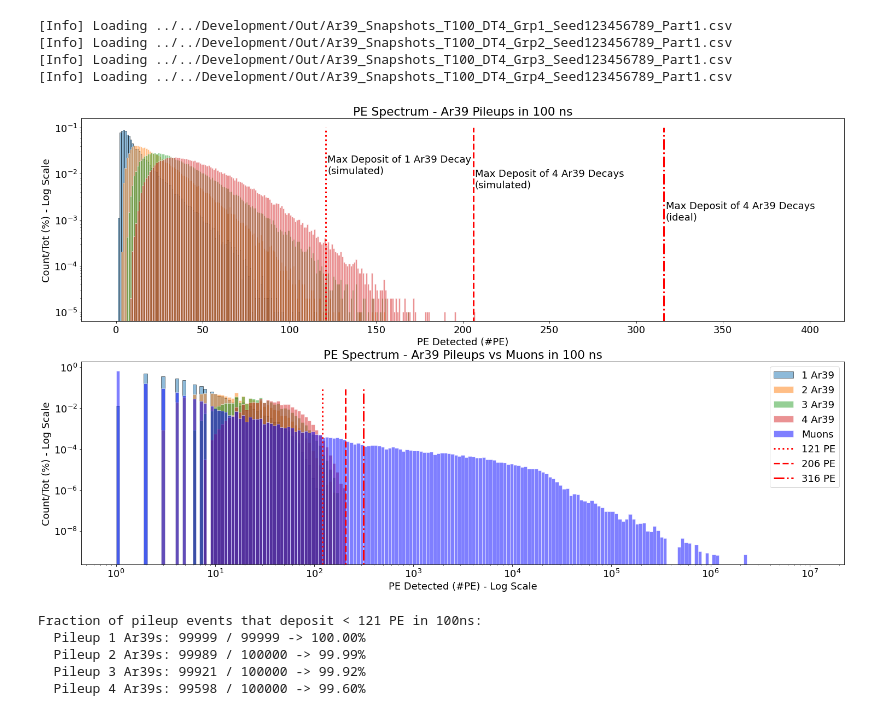
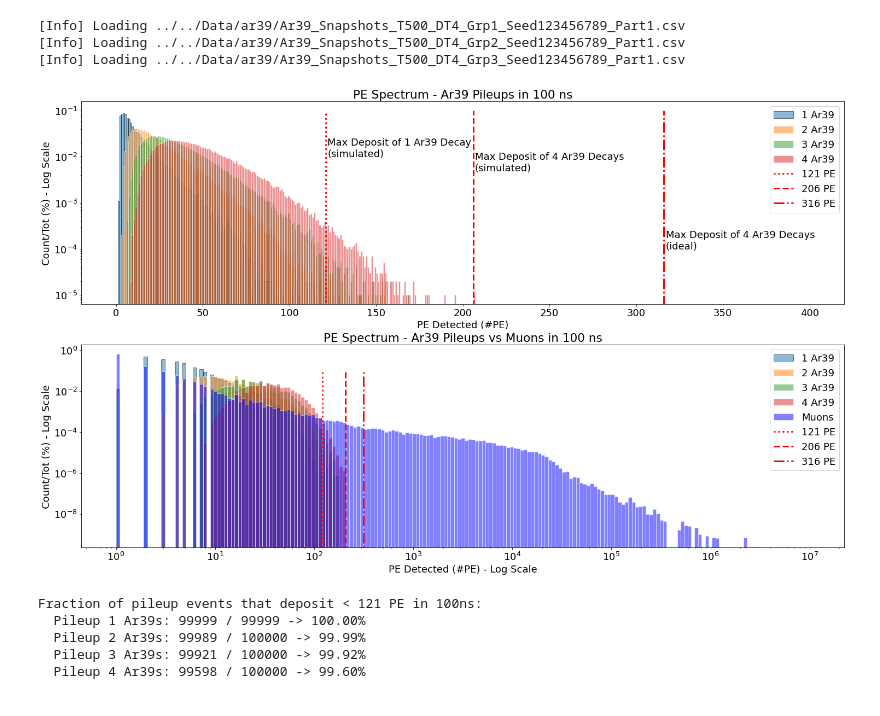
Before and after one commit to luigiberducci/ML4NP, a Jupyter notebook: Notebooks/ComparisonAr39Pileups/compare_ar39s_muons_in_t500ns.ipynb, the cells around one changed output. Drawn from its saved outputs; the diff is of its cells as text; code cells hidden in the pictures.

Commit message:
producing snapshots for T=500

```diff
--- a/Notebooks/ComparisonAr39Pileups/compare_ar39s_muons_in_t100ns.ipynb
+++ b/Notebooks/ComparisonAr39Pileups/compare_ar39s_muons_in_t500ns.ipynb
@@ -32,11 +33,11 @@ def load_dataframe_from_files(dirin, fileprefix):
     return df
 # %%
 # Aggregation of 4 Ar39 decays for each snapshot
-dirin = os.path.join("..", "..", "Development", "Out")
-prefix_1Ar39_files = "Ar39_Snapshots_T100_DT4_Grp1_Seed123456789_Part1.csv"
-prefix_2Ar39_files = "Ar39_Snapshots_T100_DT4_Grp2_Seed123456789_Part1.csv"
-prefix_3Ar39_files = "Ar39_Snapshots_T100_DT4_Grp3_Seed123456789_Part1.csv"
-prefix_4Ar39_files = "Ar39_Snapshots_T100_DT4_Grp4_Seed123456789_Part1.csv"
+dirin = os.path.join("..", "..", "Data", "ar39")
+prefix_1Ar39_files = "Ar39_Snapshots_T500_DT4_Grp1_Seed123456789_Part1.csv"
+prefix_2Ar39_files = "Ar39_Snapshots_T500_DT4_Grp2_Seed123456789_Part1.csv"
+prefix_3Ar39_files = "Ar39_Snapshots_T500_DT4_Grp3_Seed123456789_Part1.csv"
+prefix_4Ar39_files = "Ar39_Snapshots_T500_DT4_Grp4_Seed123456789_Part1.csv"
 
 
 df1 = load_dataframe_from_files(dirin, prefix_1Ar39_files)
@@ -44,10 +45,9 @@ df2 = load_dataframe_from_files(dirin, prefix_2Ar39_files)
 df3 = load_dataframe_from_files(dirin, prefix_3Ar39_files)
 df4 = load_dataframe_from_files(dirin, prefix_4Ar39_files)
 # %% [output]
-[Info] Loading ../../Development/Out/Ar39_Snapshots_T100_DT4_Grp1_Seed123456789_Part1.csv
-[Info] Loading ../../Development/Out/Ar39_Snapshots_T100_DT4_Grp2_Seed123456789_Part1.csv
-[Info] Loading ../../Development/Out/Ar39_Snapshots_T100_DT4_Grp3_Seed123456789_Part1.csv
-[Info] Loading ../../Development/Out/Ar39_Snapshots_T100_DT4_Grp4_Seed123456789_Part1.csv
+[Info] Loading ../../Data/ar39/Ar39_Snapshots_T500_DT4_Grp1_Seed123456789_Part1.csv
+[Info] Loading ../../Data/ar39/Ar39_Snapshots_T500_DT4_Grp2_Seed123456789_Part1.csv
+[Info] Loading ../../Data/ar39/Ar39_Snapshots_T500_DT4_Grp3_Seed123456789_Part1.csv
 # %%
 groupby_event_df1 = df1.groupby("eventnumber").sum()
 groupby_event_df1 = groupby_event_df1[groupby_event_df1.pedetected>0]    # to avoid events wt 0 op detected
@@ -79,35 +79,36 @@ plt.vlines(x=int(4*ar39_max_energy*40*best_eff), ymin=0, ymax=0.1, color='r', li
 plt.title("PE Spectrum - Ar39 Pileups in 100 ns")
 plt.xlabel("PE Detected (#PE)")
 plt.ylabel("Count/Tot (%) - Log Scale")
 plt.yscale('log')
 plt.text(121+1, 0.01, "Max Deposit of 1 Ar39 Decay\n(simulated)")
 plt.text(206+1, 0.005, "Max Deposit of 4 Ar39 Decays\n(simulated)")
-plt.text(316+1, 0.001, "Max Deposit of 4 Ar39 Decays\n(ideal)")
+plt.text(316+1, 0.0001, "Max Deposit of 4 Ar39 Decays\n(ideal)")
+plt.legend()
 
 plt.subplot(2, 1, 2)
 bins = np.logspace(0, 7, 200)
 plt.hist(groupby_event_df1.pedetected, bins=bins, label="1 Ar39", density=True, edgecolor='k', alpha=alpha)
 plt.hist(groupby_event_df2.pedetected, bins=bins, label="2 Ar39", density=True, edgecolor='w', alpha=alpha)
 plt.hist(groupby_event_df3.pedetected, bins=bins, label="3 Ar39", density=True, edgecolor='w', alpha=alpha)
 plt.hist(groupby_event_df4.pedetected, bins=bins, label="4 Ar39", density=True, edgecolor='w', alpha=alpha)
 plt.hist(groupby_event_muons.pedetected, bins=bins, label="Muons", density=True, edgecolor='w', alpha=alpha, color='b')
 plt.vlines(x=groupby_event_df1.pedetected.max(), ymin=0, ymax=0.1, color='r', linestyles='dotted', linewidth=3, label="{} PE".format(groupby_event_df1.pedetected.max()))
 plt.vlines(x=groupby_event_df4.pedetected.max(), ymin=0, ymax=0.1, color='r', linestyles='dashed', linewidth=3, label="{} PE".format(groupby_event_df4.pedetected.max()))
 plt.vlines(x=int(4*ar39_max_energy*40*best_eff), ymin=0, ymax=0.1, color='r', linestyles='dashdot', linewidth=3, label="{} PE".format(int(4*ar39_max_energy*40*best_eff)))
 plt.title("PE Spectrum - Ar39 Pileups vs Muons in 100 ns")
 plt.xlabel("PE Detected (#PE) - Log Scale")
 plt.ylabel("Count/Tot (%) - Log Scale")
 plt.yscale('log')
 plt.xscale('log')
 #plt.text(121+1, 0.01, "Max Deposit of 1 Ar39 Decay\n(simulated)")
 #plt.text(206+1, 0.005, "Max Deposit of 4 Ar39 Decays\n(simulated)")
 #plt.text(316+1, 0.001, "Max Deposit of 4 Ar39 Decays\n(ideal)")
 
 
 plt.legend()
 plt.show()
 # %% [output]
-[figure, old version]
+[figure, new version]
 # %%
 k_leq_121 = 0
 tot = 0
```
Also changed, not shown: parts of 1 cell of this notebook, 5 other files.
